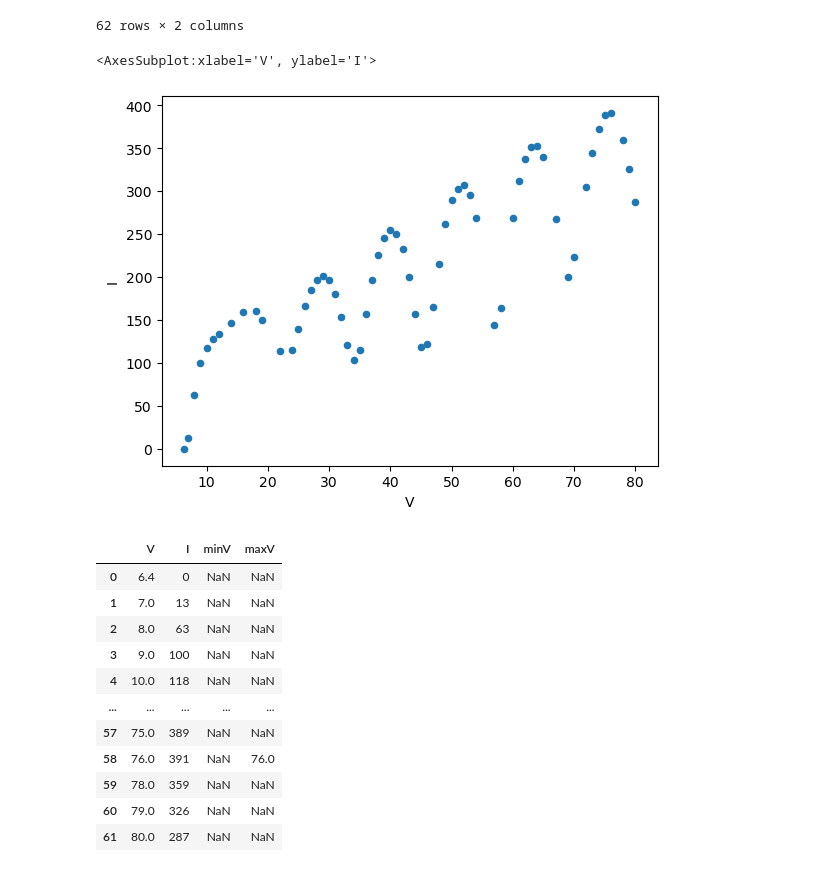
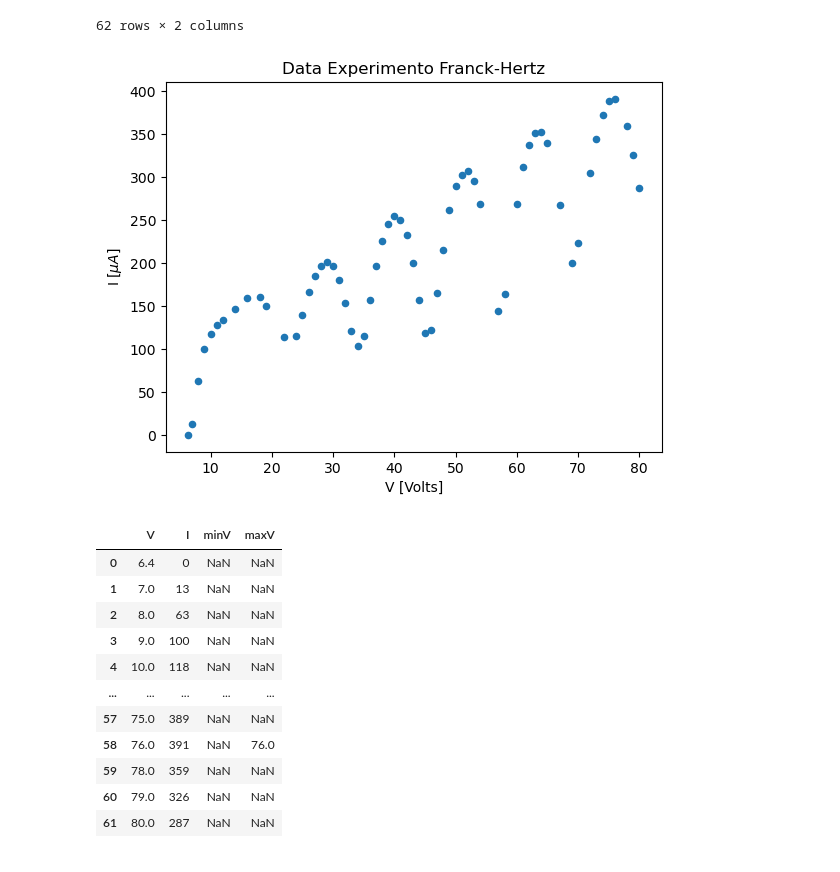
Before and after one commit to fbientrigo/lab_fisica, a Jupyter notebook: Lab 4/Hertz/mainHertz_ver02.ipynb, the cells around one changed output. Cells and saved outputs as stored; diff of their text form; code cells hidden in the pictures.

```diff
--- a/Lab 4/Hertz/mainHertz_ver02.ipynb
+++ b/Lab 4/Hertz/mainHertz_ver02.ipynb
@@ -51,11 +52,15 @@ df1
 | 60 | 79.0 | 326 |
 | 61 | 80.0 | 287 |
 62 rows × 2 columns
-# %%
-df1.plot(kind='scatter', y='I', x='V')
-# %% [output]
-<AxesSubplot:xlabel='V', ylabel='I'>
-[figure, removed]
+# %%
+df1.plot(kind='scatter', y='I', x='V')
+plt.xlabel('V [Volts]')
+plt.ylabel(r'I [$\mu A$]')
+plt.title('Data Experimento Franck-Hertz')
+plt.savefig('plots/data_hertz.png', dpi=300)
+plt.show()
+# %% [output]
+[figure, added]
 # %%
 df1['minV'] = df1.V[(df1.I.shift(1) >= df1.I) & (df1.I.shift(-1) >= df1.I)]
 df1['maxV'] = df1.V[(df1.I.shift(1) < df1.I) & (df1.I.shift(-1) < df1.I)]
```
Also changed, not shown: parts of 8 cells of this notebook, 4 other files.
